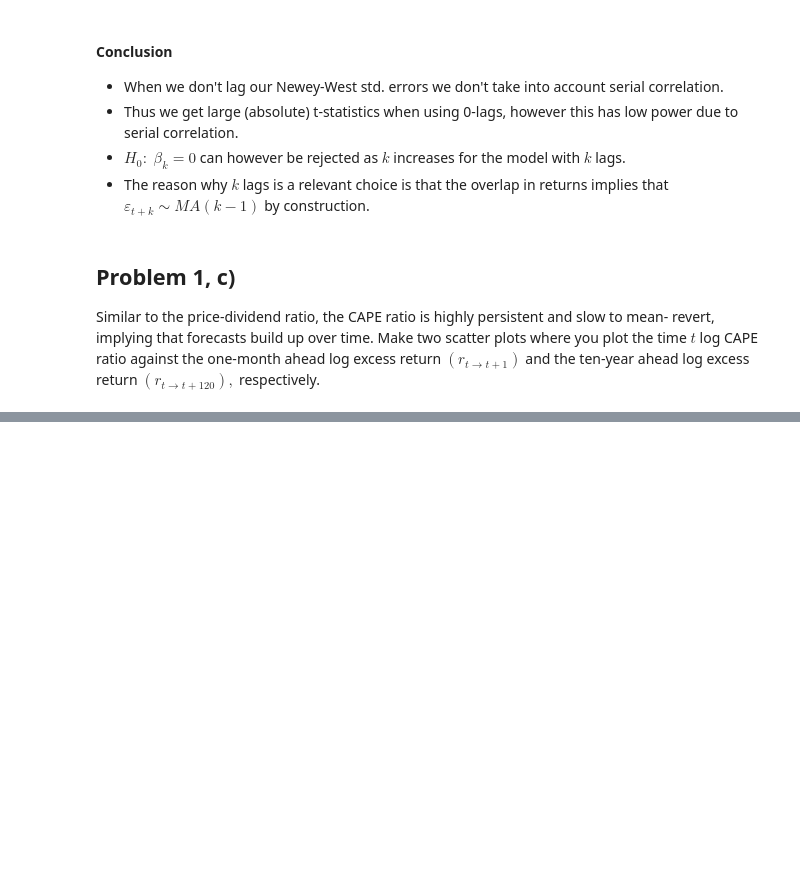
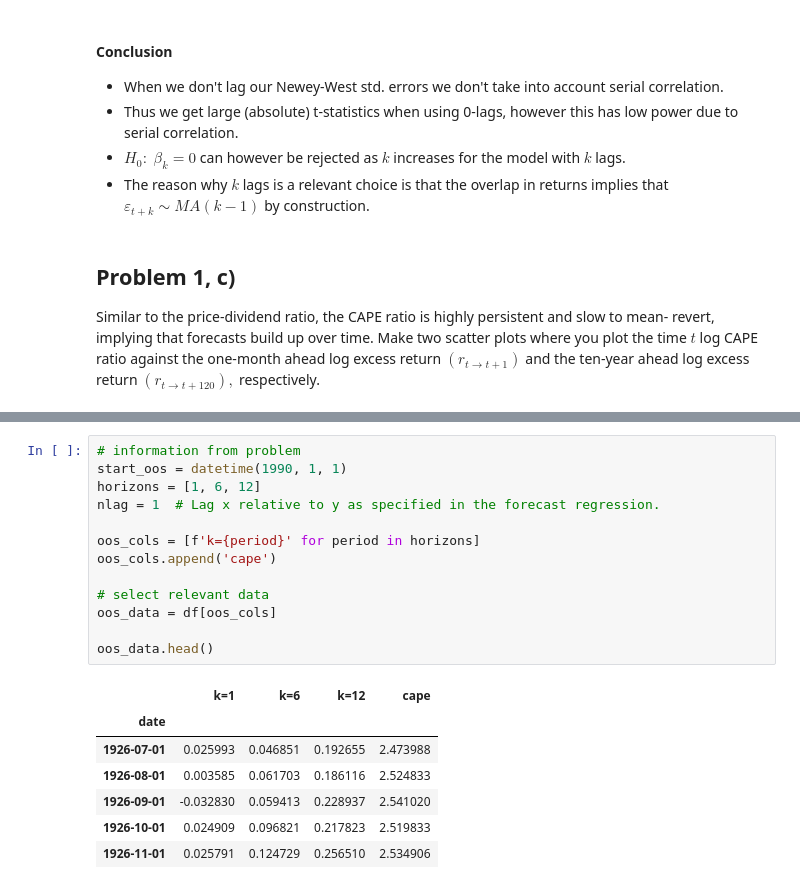
Before and after one commit to ismand95/QFE, a Jupyter notebook: Problem Set 2 - Time-Varying Risk Primea/My Solution/Problem Set 2 - Time-Varying Risk Premia.ipynb, the cells around one changed output, grey strips where cells are left out. Drawn from its saved outputs; the diff is of its cells as text; blank space fills up the shorter version.

```diff
--- a/Problem Set 2 - Time-Varying Risk Primea/My Solution/Problem Set 2 - Time-Varying Risk Premia.ipynb
+++ b/Problem Set 2 - Time-Varying Risk Primea/My Solution/Problem Set 2 - Time-Varying Risk Premia.ipynb
@@ -234,0 +250,21 @@ plt.show()
+# %%
+# information from problem
+start_oos = datetime(1990, 1, 1)
+horizons = [1, 6, 12]
+nlag = 1  # Lag x relative to y as specified in the forecast regression.
+
+oos_cols = [f'k={period}' for period in horizons]
+oos_cols.append('cape')
+
+# select relevant data
+oos_data = df[oos_cols]
+
+oos_data.head()
+# %% [output]
+|  | k=1 | k=6 | k=12 | cape |
+| date |  |  |  |  |
+| 1926-07-01 | 0.025993 | 0.046851 | 0.192655 | 2.473988 |
+| 1926-08-01 | 0.003585 | 0.061703 | 0.186116 | 2.524833 |
+| 1926-09-01 | -0.032830 | 0.059413 | 0.228937 | 2.541020 |
+| 1926-10-01 | 0.024909 | 0.096821 | 0.217823 | 2.519833 |
+| 1926-11-01 | 0.025791 | 0.124729 | 0.256510 | 2.534906 |
```
Also changed, not shown: parts of 11 cells of this notebook, 1 other file.
